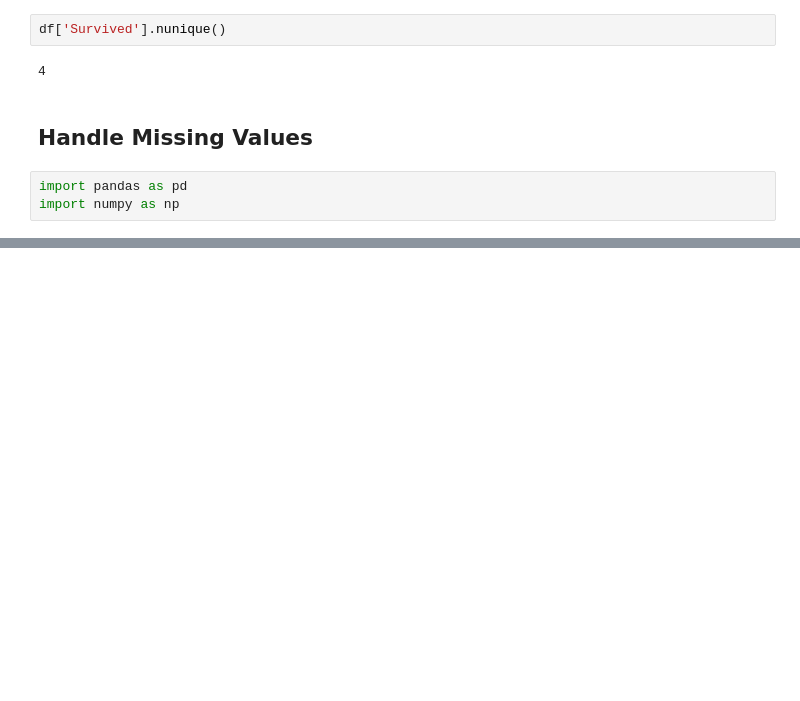
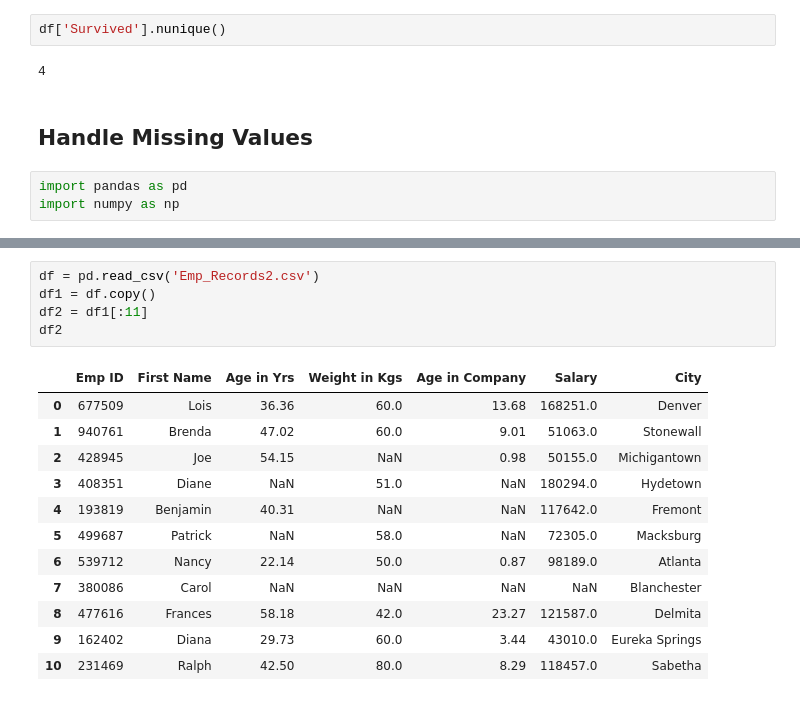
Before and after one commit to manojdon777/Data_Science_Python, a Jupyter notebook: Class Lecture Files/01_24_Pandas/Practice.ipynb, the cells around one changed output, grey strips where cells are left out. Cells and saved outputs as stored; diff of their text form; blank space fills up the shorter version.

```diff
--- a/Class Lecture Files/01_24_Pandas/Practice.ipynb
+++ b/Class Lecture Files/01_24_Pandas/Practice.ipynb
@@ -34,0 +155,18 @@ import numpy as np
+# %%
+df = pd.read_csv('Emp_Records2.csv')
+df1 = df.copy()
+df2 = df1[:11]
+df2
+# %% [output]
+|  | Emp ID | First Name | Age in Yrs | Weight in Kgs | Age in Company | Salary | City |
+| 0 | 677509 | Lois | 36.36 | 60.0 | 13.68 | 168251.0 | Denver |
+| 1 | 940761 | Brenda | 47.02 | 60.0 | 9.01 | 51063.0 | Stonewall |
+| 2 | 428945 | Joe | 54.15 | NaN | 0.98 | 50155.0 | Michigantown |
+| 3 | 408351 | Diane | NaN | 51.0 | NaN | 180294.0 | Hydetown |
+| 4 | 193819 | Benjamin | 40.31 | NaN | NaN | 117642.0 | Fremont |
+| 5 | 499687 | Patrick | NaN | 58.0 | NaN | 72305.0 | Macksburg |
+| 6 | 539712 | Nancy | 22.14 | 50.0 | 0.87 | 98189.0 | Atlanta |
+| 7 | 380086 | Carol | NaN | NaN | NaN | NaN | Blanchester |
+| 8 | 477616 | Frances | 58.18 | 42.0 | 23.27 | 121587.0 | Delmita |
+| 9 | 162402 | Diana | 29.73 | 60.0 | 3.44 | 43010.0 | Eureka Springs |
+| 10 | 231469 | Ralph | 42.50 | 80.0 | 8.29 | 118457.0 | Sabetha |
```
Also changed, not shown: parts of 15 cells of this notebook, 18 other files.
